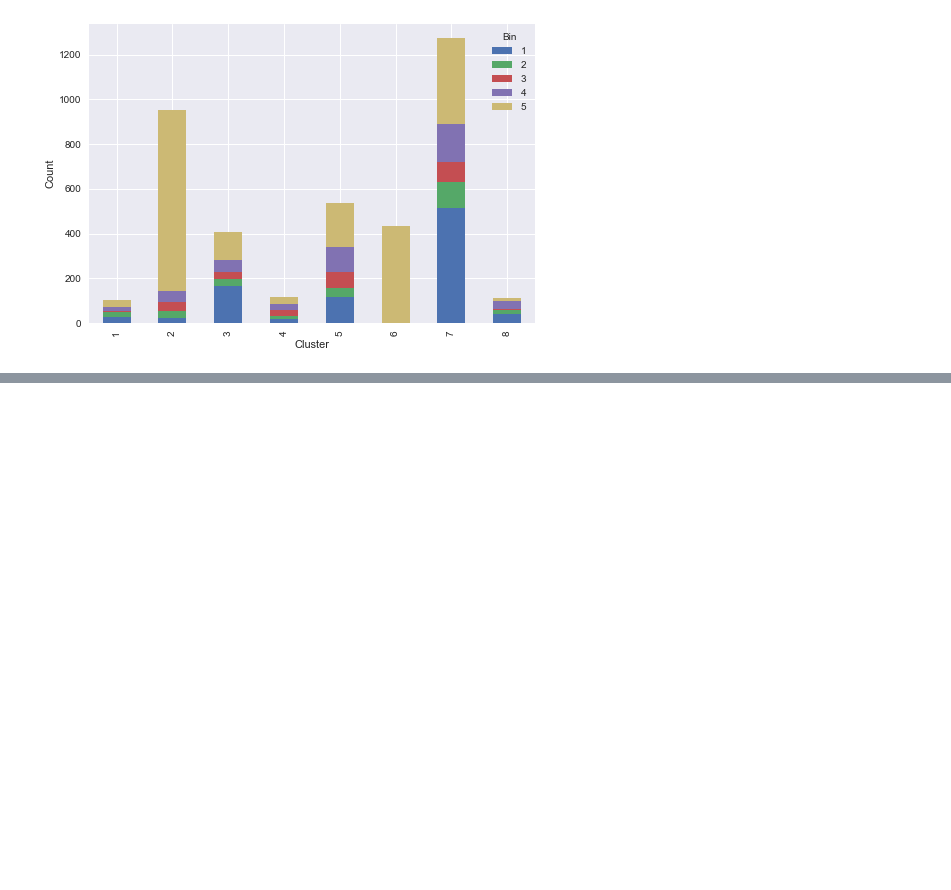
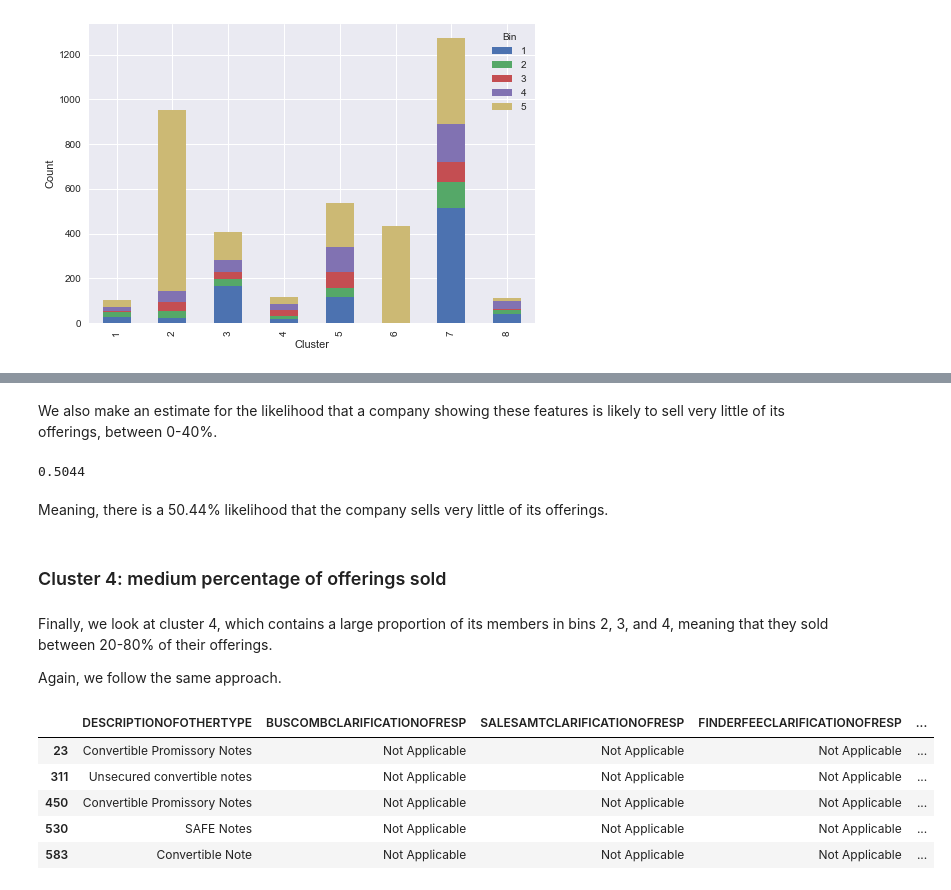
Before and after one commit to uday-31/Analyzing-Form-D-Submissions, a Jupyter notebook: Analysis 1.ipynb, the cells around one changed output, grey strips where cells are left out. Drawn from its saved outputs; the diff is of its cells as text; code cells hidden in the pictures; blank space fills up the shorter version.

```diff
--- a/Analysis 1.ipynb
+++ b/Analysis 1.ipynb
@@ -358,0 +493,25 @@ X[kmout.labels_ == 2].to_excel('test.xlsx')
+# %% [markdown]
+We also make an estimate for the likelihood that a company showing these features is likely to sell very little of its offerings, between 0-40%.
+# %%
+round(np.where((y_binned[kmout.labels_ == 7]==1) | (y_binned[kmout.labels_ == 7]==2),1,0).mean(),4)
+# %% [output]
+0.5044
+# %% [markdown]
+Meaning, there is a 50.44% likelihood that the company sells very little of its offerings.
+# %% [markdown]
+### Cluster 4: medium percentage of offerings sold
+# %% [markdown]
+Finally, we look at cluster 4, which contains a large proportion of its members in bins 2, 3, and 4, meaning that they sold between 20-80% of their offerings.
+
+Again, we follow the same approach.
+# %%
+idx = y_binned[kmout.labels_ == 3].index
+#df[text_cols+['TOTALOFFERINGAMOUNT','TOTALAMOUNTSOLD']].iloc[idx].to_excel('test.xlsx')
+df[text_cols+['TOTALOFFERINGAMOUNT','TOTALAMOUNTSOLD']].iloc[idx].head(5)
+# %% [output]
+|  | DESCRIPTIONOFOTHERTYPE | BUSCOMBCLARIFICATIONOFRESP | SALESAMTCLARIFICATIONOFRESP | FINDERFEECLARIFICATIONOFRESP | ... |
+| 23 | Convertible Promissory Notes | Not Applicable | Not Applicable | Not Applicable | ... |
+| 311 | Unsecured convertible notes | Not Applicable | Not Applicable | Not Applicable | ... |
+| 450 | Convertible Promissory Notes | Not Applicable | Not Applicable | Not Applicable | ... |
+| 530 | SAFE Notes | Not Applicable | Not Applicable | Not Applicable | ... |
+| 583 | Convertible Note | Not Applicable | Not Applicable | Not Applicable | ... |
```
Also changed, not shown: parts of 30 cells of this notebook.
